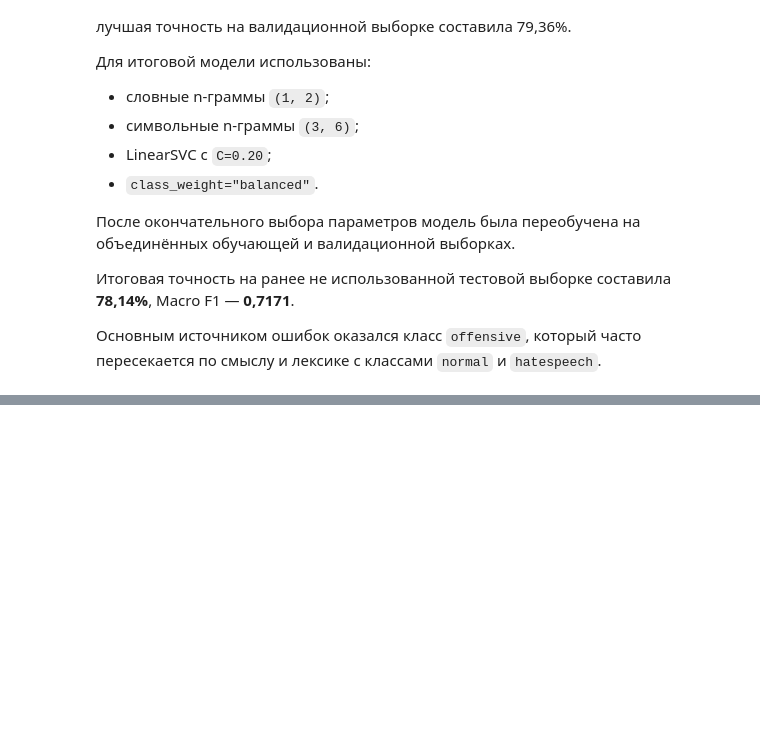
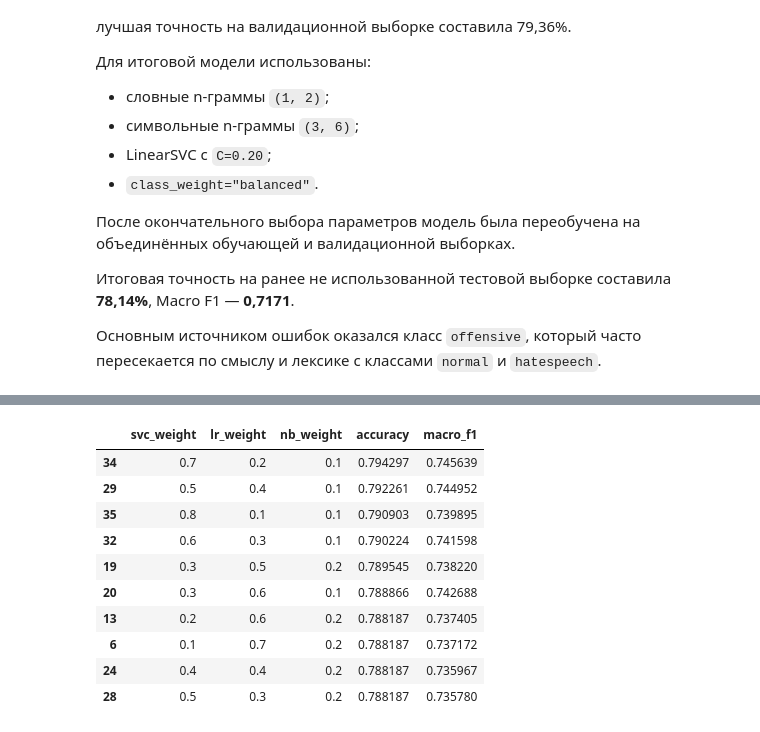
Before and after one commit to AndreyBers/toxic_content, a Jupyter notebook: notebooks/hatexplain_text_classification.ipynb, the cells around one changed output, grey strips where cells are left out. Saved outputs shown, nothing was run; the diff lists cells and outputs as text; code cells hidden in the pictures; blank space fills up the shorter version.

Commit message:
Add ensemble text classification results

```diff
--- a/notebooks/hatexplain_text_classification.ipynb
+++ b/notebooks/hatexplain_text_classification.ipynb
@@ -1207,0 +1283,20 @@ errors[
+# %%
+from scipy.special import softmax
+import numpy as np
+
+svc_scores = softmax(
+    svc_model.decision_function(X_val_features),
+    axis=1
+)
+
+lr_scores = lr_model.predict_proba(X_val_features)
+nb_scores = nb_model.predict_proba(X_val_features)
+
+print("Классы SVC:", svc_model.classes_)
+print("Классы LR:", lr_model.classes_)
+print("Классы NB:", nb_model.classes_)
+
+assert np.array_equal(svc_model.classes_, lr_model.classes_)
+assert np.array_equal(svc_model.classes_, nb_model.classes_)
+
+classes = svc_model.classes_
@@ -1207,0 +1307,60 @@ errors[
+# %%
+ensemble_results = []
+
+for svc_part in range(1, 9):
+    for lr_part in range(1, 10 - svc_part):
+
+        nb_part = 10 - svc_part - lr_part
+
+        if nb_part < 1:
+            continue
+
+        w_svc = svc_part / 10
+        w_lr = lr_part / 10
+        w_nb = nb_part / 10
+
+        combined_scores = (
+            w_svc * svc_scores +
+            w_lr * lr_scores +
+            w_nb * nb_scores
+        )
+
+        pred = classes[
+            np.argmax(combined_scores, axis=1)
+        ]
+
+        acc = accuracy_score(y_val_h, pred)
+        macro_f1 = f1_score(
+            y_val_h,
+            pred,
+            average="macro"
+        )
+
+        ensemble_results.append({
+            "svc_weight": w_svc,
+            "lr_weight": w_lr,
+            "nb_weight": w_nb,
+            "accuracy": acc,
+            "macro_f1": macro_f1
+        })
+
+ensemble_results_df = pd.DataFrame(
+    ensemble_results
+)
+
+ensemble_results_df.sort_values(
+    by=["accuracy", "macro_f1"],
+    ascending=False
+).head(10)
+# %% [output]
+|  | svc_weight | lr_weight | nb_weight | accuracy | macro_f1 |
+| 34 | 0.7 | 0.2 | 0.1 | 0.794297 | 0.745639 |
+| 29 | 0.5 | 0.4 | 0.1 | 0.792261 | 0.744952 |
+| 35 | 0.8 | 0.1 | 0.1 | 0.790903 | 0.739895 |
+| 32 | 0.6 | 0.3 | 0.1 | 0.790224 | 0.741598 |
+| 19 | 0.3 | 0.5 | 0.2 | 0.789545 | 0.738220 |
+| 20 | 0.3 | 0.6 | 0.1 | 0.788866 | 0.742688 |
+| 13 | 0.2 | 0.6 | 0.2 | 0.788187 | 0.737405 |
+| 6 | 0.1 | 0.7 | 0.2 | 0.788187 | 0.737172 |
+| 24 | 0.4 | 0.4 | 0.2 | 0.788187 | 0.735967 |
+| 28 | 0.5 | 0.3 | 0.2 | 0.788187 | 0.735780 |
```
Also changed, not shown: parts of 9 cells of this notebook, 2 other files.
